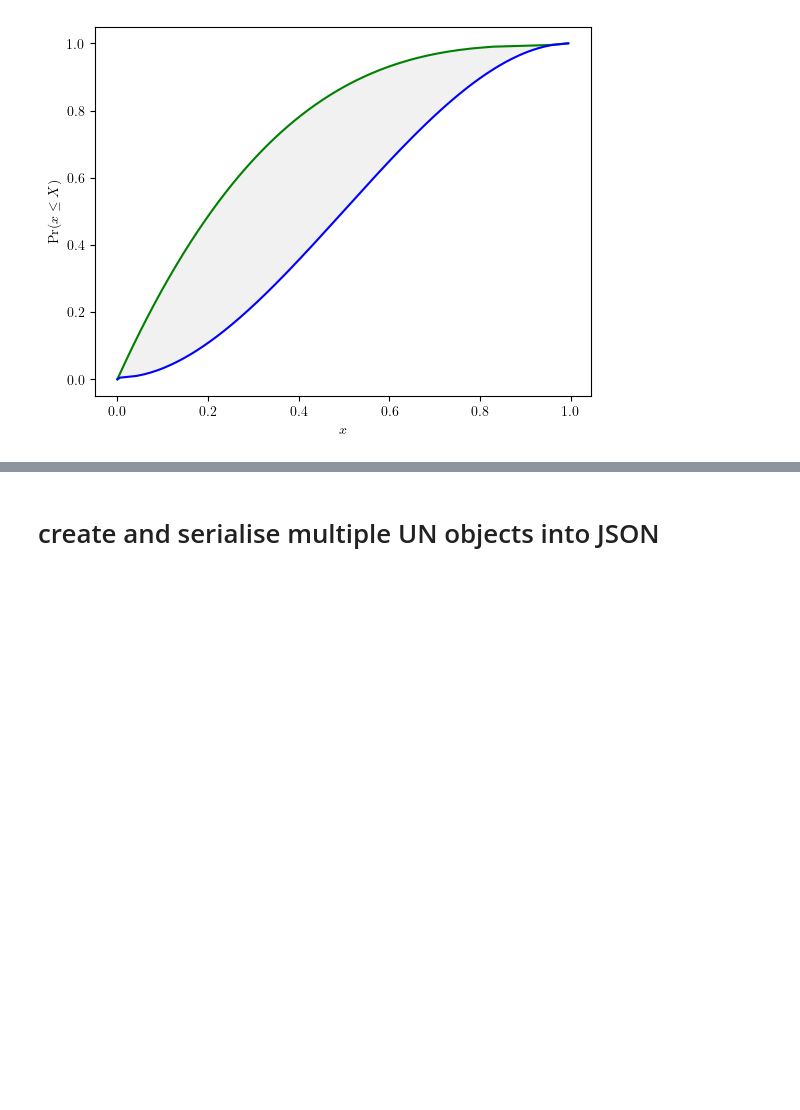
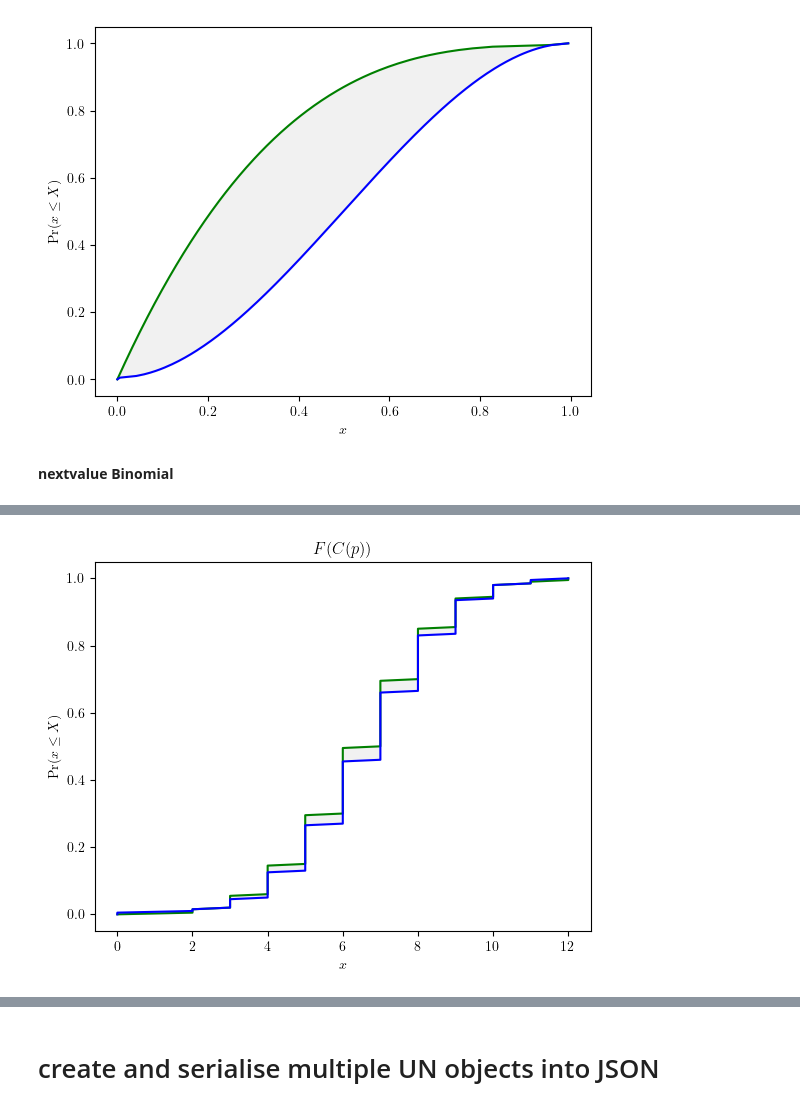
Before and after one commit to leslieDLcy/PyUncertainNumber, a Jupyter notebook: _personal/unglorfied_tests/Test_PyUncertainNumber000.ipynb, the cells around one changed output, grey strips where cells are left out. Drawn from its saved outputs; the diff is of its cells as text; code cells hidden in the pictures; blank space fills up the shorter version.

```diff
--- a/_personal/unglorfied_tests/Test_PyUncertainNumber000.ipynb
+++ b/_personal/unglorfied_tests/Test_PyUncertainNumber000.ipynb
@@ -271,3 +271,8 @@ _ = t3_cbox.display(style='band')
 cbox generated
 [interactive output not drawn]
 [figure]
+# %% [markdown]
+**nextvalue Binomial**
+# %%
+_ = nextvalue_binomial(x=d, N=12).display(style='band', title='$F(C(p))$')
+# %% [output]
@@ -273,0 +280 @@ cbox generated
+[figure, added]
```
Also changed, not shown: parts of 7 cells of this notebook, 2 other files.
